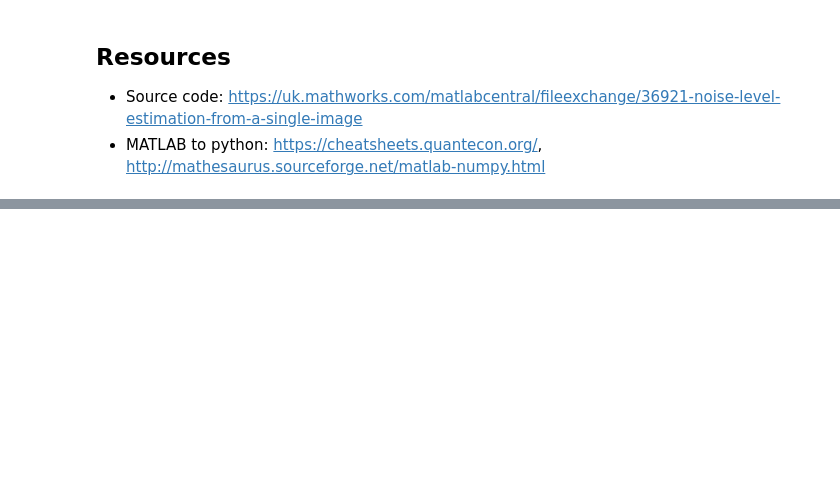
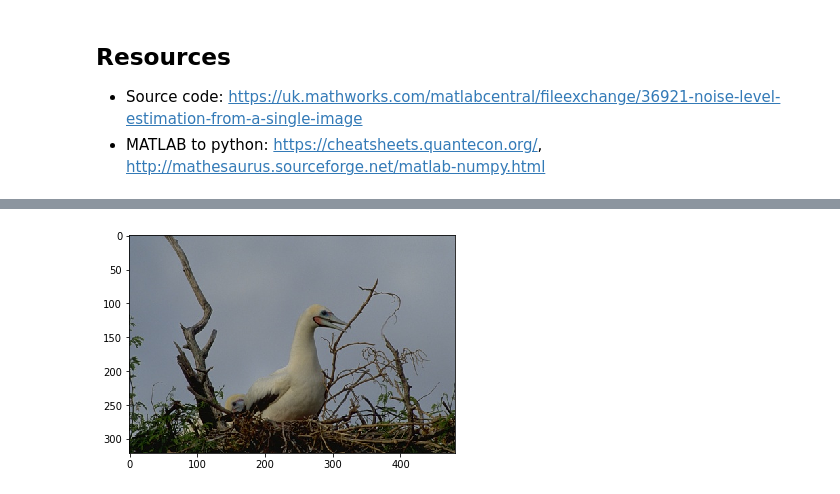
Before and after one commit to fortythreesam/FourthYearProject, a Jupyter notebook: Weak Texture Patches .ipynb, the cells around one changed output, grey strips where cells are left out. Cells and saved outputs as stored; diff of their text form; code cells hidden in the pictures; blank space fills up the shorter version.

```diff
--- a/Weak Texture Patches .ipynb
+++ b/Weak Texture Patches .ipynb
@@ -256,0 +254,31 @@ class ImageDataset:
+# %%
+class ImageDataset:
+
+    def __init__(self, size):
+        self.dir_location = "images/"
+        self.base_images = []
+        self.base_image_masks = []
+        self.load_files(size)
+
+
+    def load_files(self, size):
+        self.base_images = []
+        for image_name in os.listdir(self.dir_location):
+            if len(self.base_images) > size:
+                break
+            new_image = cv.imread(self.dir_location+image_name);
+            new_image = new_image[:,:,::-1]
+            self.base_images += [new_image]
+            try:
+                nlevel, th, num = NoiseLevel(new_image)
+                new_image_mask = weak_texture_mask(new_image,th)
+            except:
+                plt.imshow(new_image)
+                plt.show()
+# %%
+images = ImageDataset(20)
+# %%
+plt.imshow(images.base_images[2])
+plt.show()
+# %% [output]
+[figure, added]
```
Also changed, not shown: parts of 7 cells of this notebook, 17 other files.
